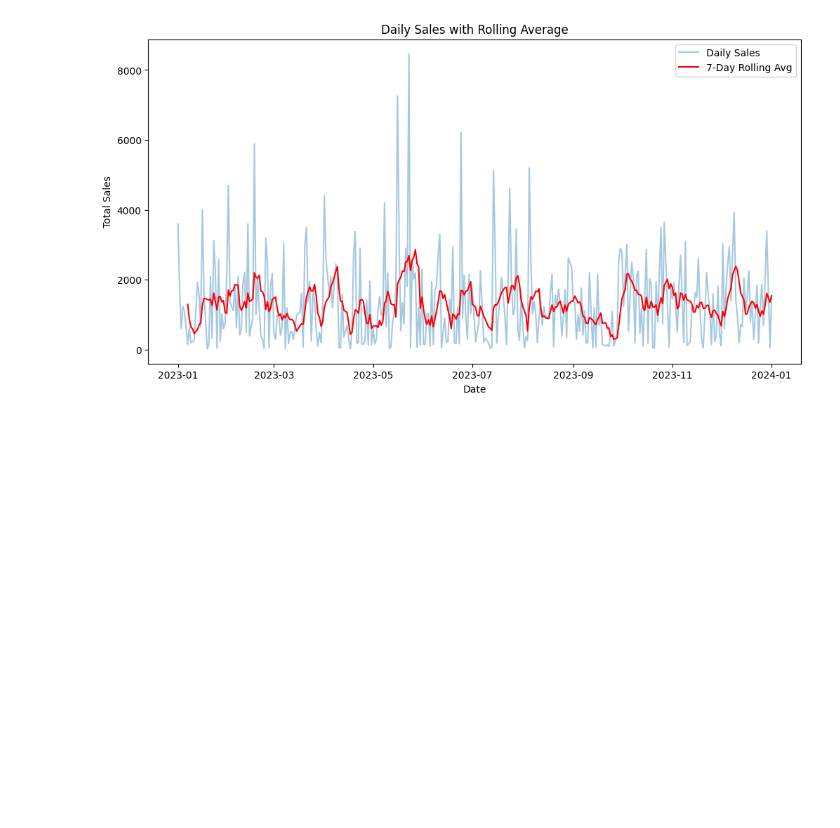
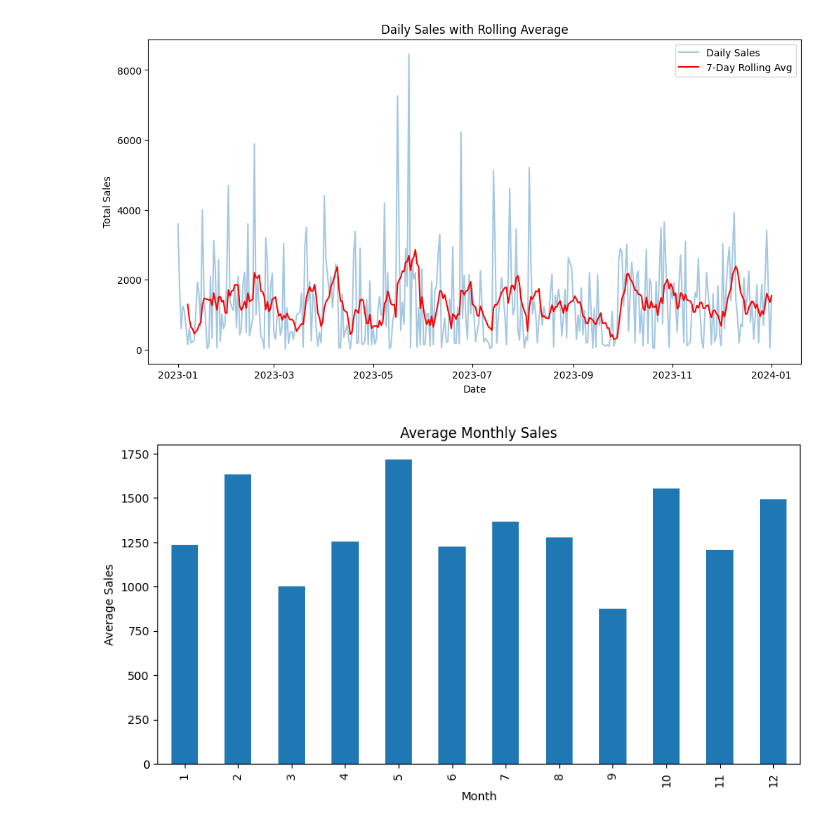
Before and after one commit to 0sinach1/data-and-ai-portfolio, a Jupyter notebook: 2026/2026-03-sales-forecasting/notebooks/forecatsing-analysis.ipynb, the cells around one changed output. Drawn from its saved outputs; the diff is of its cells as text; code cells hidden in the pictures; blank space fills up the shorter version.

```diff
--- a/2026/2026-03-sales-forecasting/notebooks/forecatsing-analysis.ipynb
+++ b/2026/2026-03-sales-forecasting/notebooks/forecatsing-analysis.ipynb
@@ -61,3 +61,16 @@ plt.legend()
 plt.show()
 # %% [output]
 [figure]
+# %%
+daily_sales['Month'] = daily_sales['Date'].dt.month
+
+monthly_sales = daily_sales.groupby('Month')['Total_Amount'].mean()
+
+plt.figure(figsize=(10,5))
+monthly_sales.plot(kind='bar')
+plt.title("Average Monthly Sales")
+plt.xlabel("Month")
+plt.ylabel("Average Sales")
+plt.show()
+# %% [output]
+[figure, added]
```
